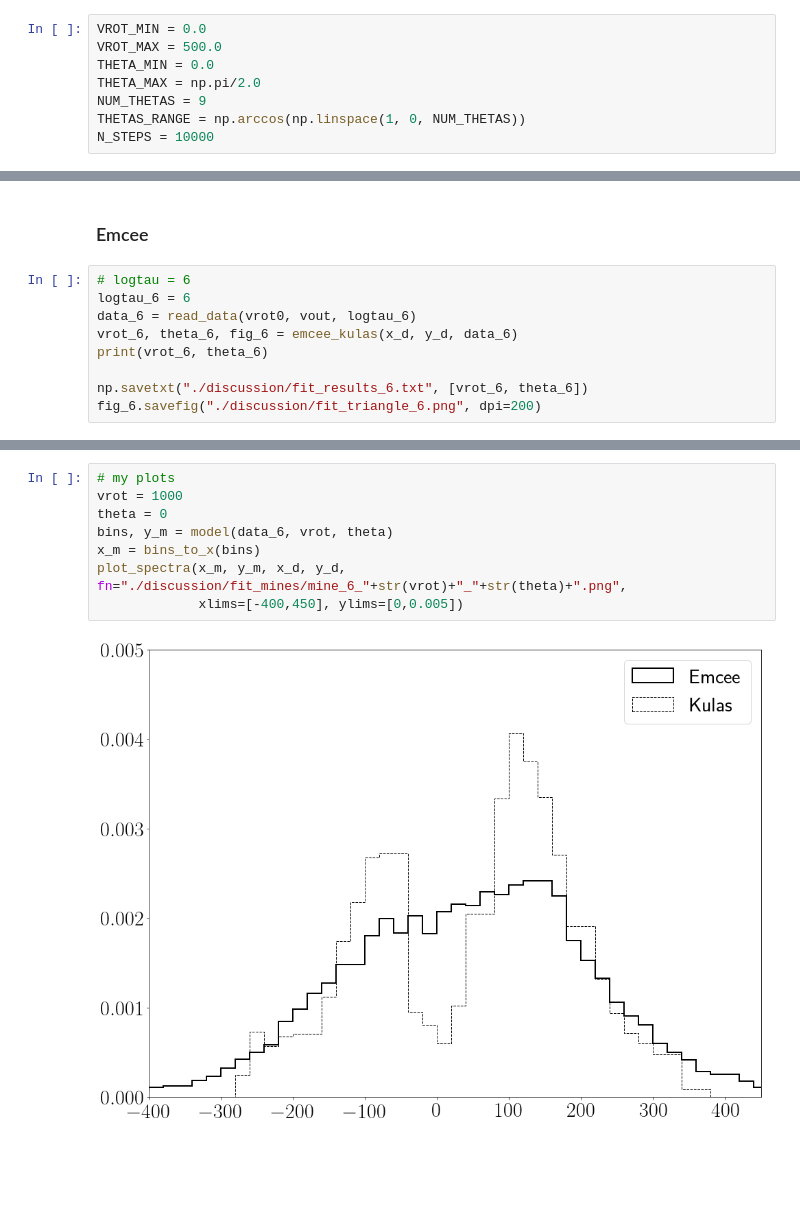
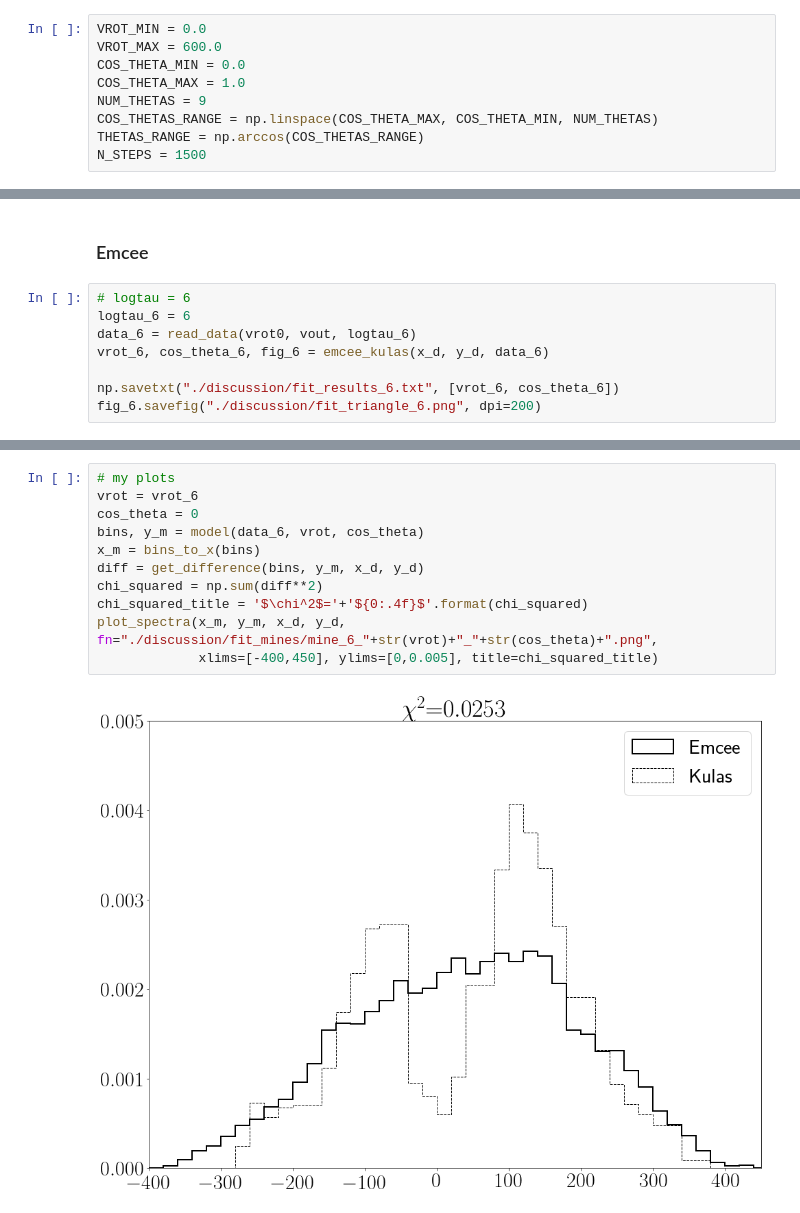
Before and after one commit to astroandes/CLARA_RotationOutflows, a Jupyter notebook: plots/paper/discussion_fit.ipynb, the cells around one changed output, grey strips where cells are left out. Cells and saved outputs as stored; diff of their text form; blank space fills up the shorter version.

```diff
--- a/plots/paper/discussion_fit.ipynb
+++ b/plots/paper/discussion_fit.ipynb
@@ -16,12 +16,13 @@ plt.rc('font', size=30)
 ### Constants
 # %%
 VROT_MIN = 0.0
-VROT_MAX = 500.0
-THETA_MIN = 0.0
-THETA_MAX = np.pi/2.0
+VROT_MAX = 600.0
+COS_THETA_MIN = 0.0
+COS_THETA_MAX = 1.0
 NUM_THETAS = 9
-THETAS_RANGE = np.arccos(np.linspace(1, 0, NUM_THETAS))
-N_STEPS = 10000
+COS_THETAS_RANGE = np.linspace(COS_THETA_MAX, COS_THETA_MIN, NUM_THETAS)
+THETAS_RANGE = np.arccos(COS_THETAS_RANGE)
+N_STEPS = 1500
 # %% [markdown]
 ### Functions
 # %%
@@ -208,9 +219,8 @@ vout = 5
 # logtau = 6
 logtau_6 = 6
 data_6 = read_data(vrot0, vout, logtau_6)
-vrot_6, theta_6, fig_6 = emcee_kulas(x_d, y_d, data_6)
-print(vrot_6, theta_6)
+vrot_6, cos_theta_6, fig_6 = emcee_kulas(x_d, y_d, data_6)
 
-np.savetxt("./discussion/fit_results_6.txt", [vrot_6, theta_6])
+np.savetxt("./discussion/fit_results_6.txt", [vrot_6, cos_theta_6])
 fig_6.savefig("./discussion/fit_triangle_6.png", dpi=200)
 # %% [output]
@@ -251,10 +266,13 @@ plot_spectra(x_7, y_7, x_d, y_d, fn="./discussion/fit_emcee_7.png")
 # %%
 # my plots
-vrot = 1000
-theta = 0
-bins, y_m = model(data_6, vrot, theta)
+vrot = vrot_6
+cos_theta = 0
+bins, y_m = model(data_6, vrot, cos_theta)
 x_m = bins_to_x(bins)
-plot_spectra(x_m, y_m, x_d, y_d, fn="./discussion/fit_mines/mine_6_"+str(vrot)+"_"+str(theta)+".png",
-             xlims=[-400,450], ylims=[0,0.005])
+diff = get_difference(bins, y_m, x_d, y_d)
+chi_squared = np.sum(diff**2)
+chi_squared_title = '$\chi^2$='+'${0:.4f}$'.format(chi_squared)
+plot_spectra(x_m, y_m, x_d, y_d, fn="./discussion/fit_mines/mine_6_"+str(vrot)+"_"+str(cos_theta)+".png",
+             xlims=[-400,450], ylims=[0,0.005], title=chi_squared_title)
 # %% [output]
-[figure, old version]
+[figure, new version]
```
Also changed, not shown: parts of 5 cells of this notebook, 24 other files.
